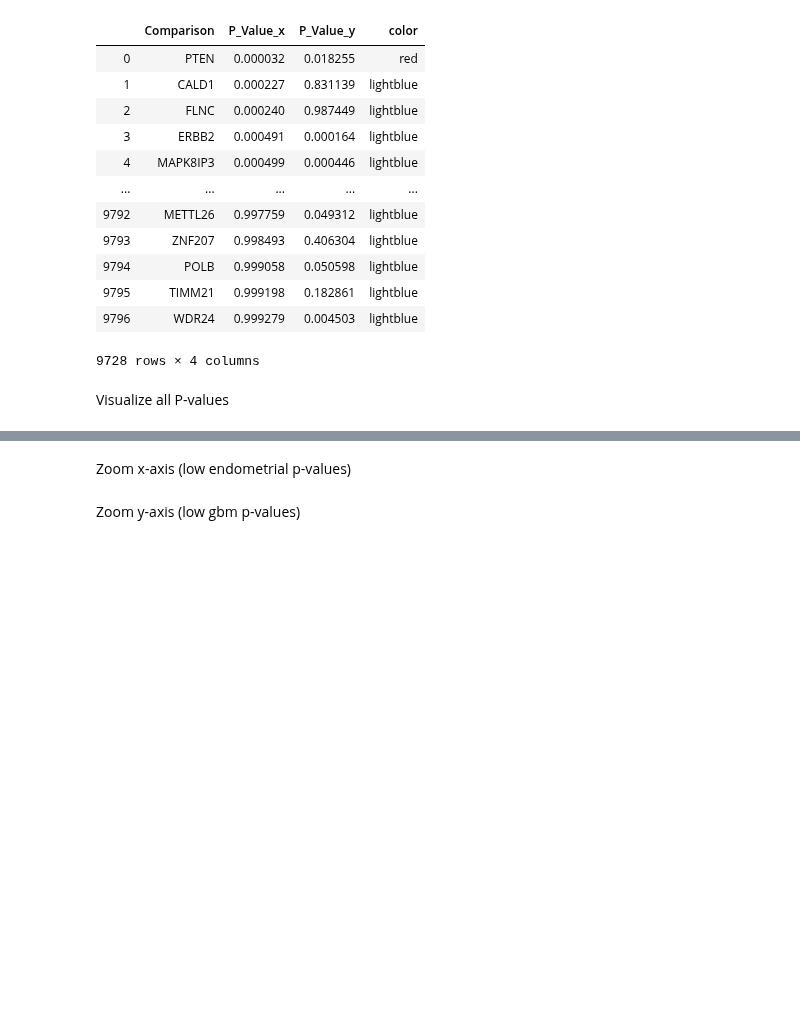
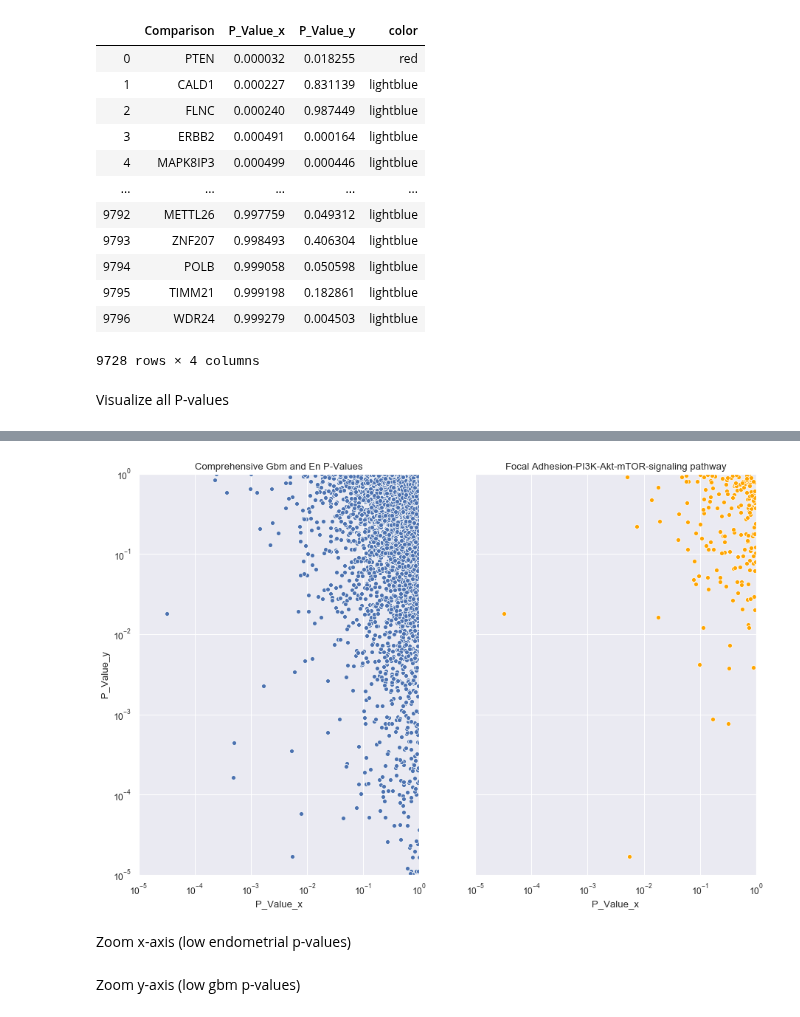
Before and after one commit to PayneLab/WhenMutationsDontMatter, a Jupyter notebook: PTEN context dependant story/PTEN endo and gbm - Fig 2.ipynb, the cells around one changed output, grey strips where cells are left out. Saved outputs shown, nothing was run; the diff lists cells and outputs as text; code cells hidden in the pictures; blank space fills up the shorter version.

Commit message:
add save file parameter

```diff
--- a/PTEN context dependant story/PTEN endo and gbm - Fig 2.ipynb
+++ b/PTEN context dependant story/PTEN endo and gbm - Fig 2.ipynb
@@ -166,6 +179,10 @@ f
     variables (True is in the group). Each group will become another
     plot graphing the p-values of the genes in that group.
 
+@Param save_file_name:
+    String. Optional to save the figure. The name of the file to
+    save the figure to.
+
 This function plots the p-values for two cancers where
 x = cancer1_pvals and y = cancer2_pvals.
 
@@ -183,7 +200,7 @@ allways be the comprehensive p-values for all genes done in the t-test
 comparisons for the two cancers.
 '''
 
-def binary_pval_plot(df1, df1_name, df2, df2_name, cat_df=None):
+def binary_pval_plot(df1, df1_name, df2, df2_name, cat_df=None, save_file_name=None):
     # Step 1: Combine Dataframes
     combined = df1.merge(df2, on=df1.columns[0]) # merge 2 pval df
     combined = combined.replace(regex=True,to_replace='_proteomics', value='') # only gene names
@@ -193,13 +210,16 @@ def binary_pval_plot(df1, df1_name, df2, df2_name, cat_df=None):
         combined_df = combined.merge(cat_df, left_on= combined.columns[0], right_on= cat_df.columns[0]) # merge pathways
     # Plots one plot if no cat_df provided
     else:
-        ax = sns.scatterplot(x=combined_df.columns[1], y=combined_df.columns[2], data=combined_df)
-        ax.set_title("Comprehensive "+df1_name+" and "+df2_name+ " P-Values")
-        plt.rcParams['figure.figsize']=(8, 5) #size of plot
-        ax.set_xscale('log')
-        ax.set_yscale('log')
+        plt.figure(figsize=(6, 6)) #size of plot
+        all_pvals = sns.scatterplot(x=combined_df.columns[1], y=combined_df.columns[2], data=combined_df)
+        all_pvals.set_title("Comprehensive "+df1_name+" and "+df2_name+ " P-Values")
+        all_pvals.set_xscale('log')
+        all_pvals.set_yscale('log')
         plt.xlim(1e-5, 1e0) # 0.00005 to 1
         plt.ylim(1e-5, 1e0)
+
+        if save_file_name is not None:
+            plt.savefig(save_file_name+'.png')
         plt.show()
         plt.clf()
         plt.close()
@@ -223,13 +243,14 @@ def binary_pval_plot(df1, df1_name, df2, df2_name, cat_df=None):
         print("Two many columns in cat_df. Can only plot 5 pathways/groups. (6 total plots)")
         return 1
 
-    plt.rcParams['figure.figsize']=(15, 10) #size of plot
-    sns.set(font_scale = 1)
+
+    sns.set(font_scale = 1.1)
     fig, axes = plt.subplots(m_row, m_col, sharex=True, sharey=True) # share x -axis title
 
     #Step 3: Create Multiple Plots
     if two_plots == True:  ### needed because subplots dimensions are a 1D array, not 2D
         # First plot with all p-values
+        plt.rcParams['figure.figsize']=(5, 5) #size of plot
         ax = sns.scatterplot(x=combined_df.columns[1], y=combined_df.columns[2], data=combined_df,
             ax=axes[0])
         ax.set_title("Comprehensive "+df1_name+" and "+df2_name+ " P-Values")
@@ -237,7 +258,7 @@ def binary_pval_plot(df1, df1_name, df2, df2_name, cat_df=None):
         ax.set_yscale('log')
         plt.xlim(1e-5, 1e0) # 0.00005 to 1
         plt.ylim(1e-5, 1e0)
-        # Catagory plots
+        # 1 Catagory plot
         group_name = str(combined_df.columns[4])
         only_p = combined_df.loc[combined_df[group_name] == True]
         ax = sns.scatterplot(x=combined_df.columns[1], y=combined_df.columns[2], data=only_p, color='orange',
@@ -245,6 +266,7 @@ def binary_pval_plot(df1, df1_name, df2, df2_name, cat_df=None):
 
     else:
         # First plot with all p-values
+        plt.rcParams['figure.figsize']=(15, 10) #size of plot
         ax = sns.scatterplot(x=combined_df.columns[1], y=combined_df.columns[2], data=combined_df,
             ax=axes[0,0])
         ax.set_title("Comprehensive "+df1_name+" and "+df2_name+ " P-Values")
@@ -267,12 +289,17 @@ def binary_pval_plot(df1, df1_name, df2, df2_name, cat_df=None):
                 i+=1
                 j=0
 
+    if save_file_name is not None:
+        fig.savefig(save_file_name+'.png')
     plt.show()
     plt.clf()
     plt.close()
-    return ax
+    return 0
 # %%
-p = binary_pval_plot(wrap_results, "Gbm", wrap_results2, "En")
+p = binary_pval_plot(wrap_results, "Gbm", wrap_results2, "En",f)
+                     #,save_file_name= 'new')
+# %% [output]
+[figure, added]
 # %%
 # Format figure size and font
 plt.rcParams['figure.figsize']=(15,10)
```
Also changed, not shown: parts of 1 cell of this notebook, 1 other file.
